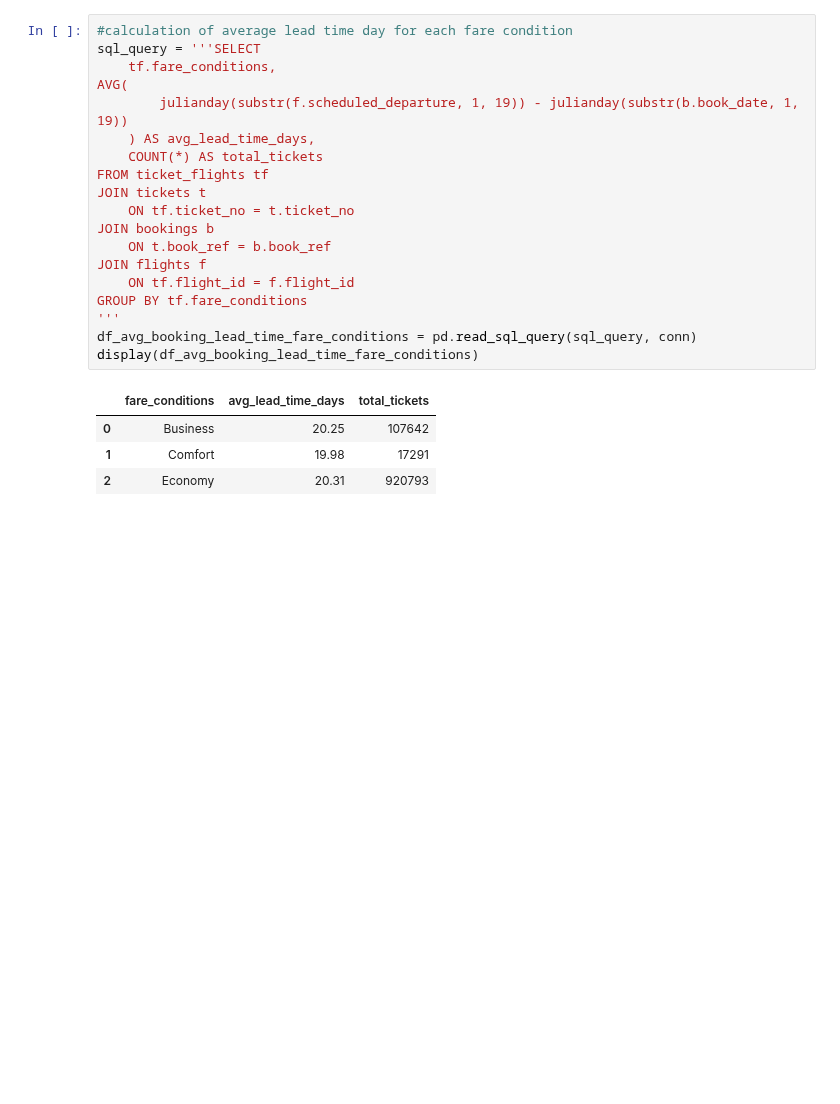
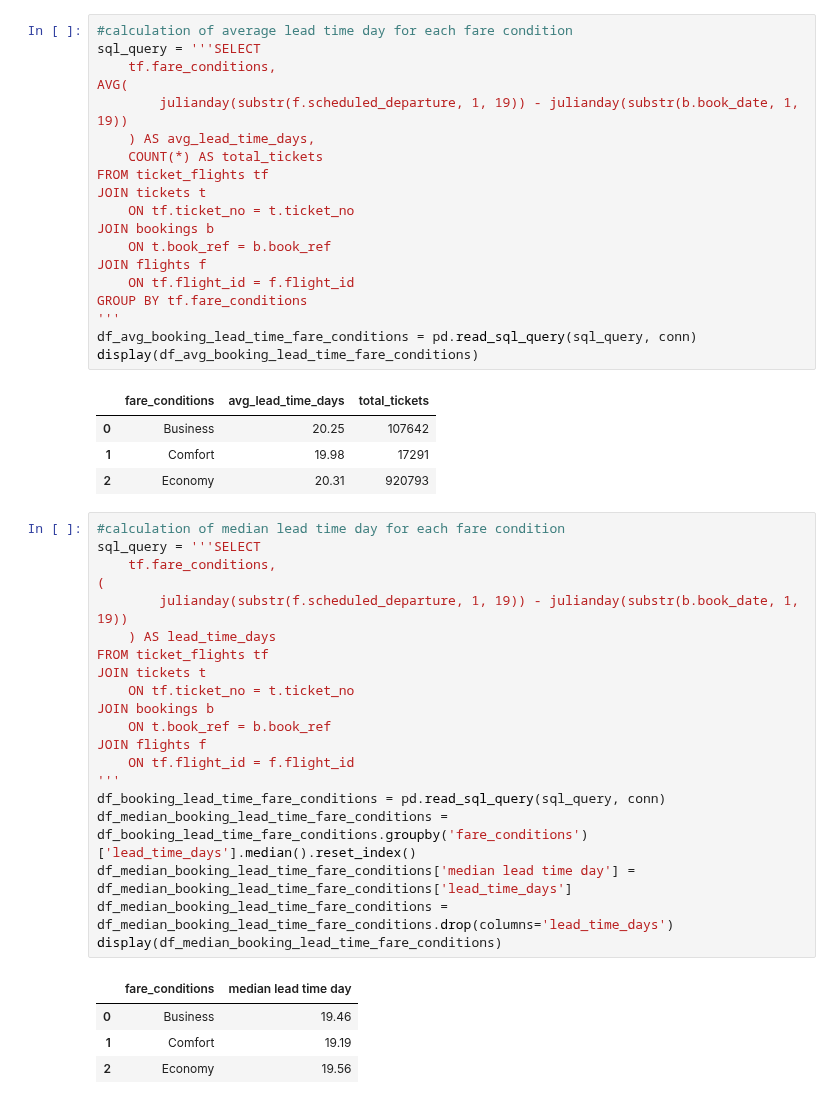
Before and after one commit to YamenNahhas/my-data-project, a Jupyter notebook: notebooks/Airline Data Analysis Using SQL.ipynb, the cells around one changed output. Saved outputs shown, nothing was run; the diff lists cells and outputs as text; blank space fills up the shorter version.

Commit message:
calculation of  lead time day for each fare condition

```diff
--- a/notebooks/Airline Data Analysis Using SQL.ipynb
+++ b/notebooks/Airline Data Analysis Using SQL.ipynb
@@ -555,3 +555,28 @@ display(df_avg_booking_lead_time_fare_conditions)
 | 0 | Business | 20.25 | 107642 |
 | 1 | Comfort | 19.98 | 17291 |
 | 2 | Economy | 20.31 | 920793 |
+# %%
+#calculation of median lead time day for each fare condition
+sql_query = '''SELECT
+    tf.fare_conditions,
+(
+        julianday(substr(f.scheduled_departure, 1, 19)) - julianday(substr(b.book_date, 1, 19))
+    ) AS lead_time_days
+FROM ticket_flights tf
+JOIN tickets t
+    ON tf.ticket_no = t.ticket_no
+JOIN bookings b
+    ON t.book_ref = b.book_ref
+JOIN flights f
+    ON tf.flight_id = f.flight_id
+'''
+df_booking_lead_time_fare_conditions = pd.read_sql_query(sql_query, conn)
+df_median_booking_lead_time_fare_conditions = df_booking_lead_time_fare_conditions.groupby('fare_conditions')['lead_time_days'].median().reset_index()
+df_median_booking_lead_time_fare_conditions['median lead time day'] = df_median_booking_lead_time_fare_conditions['lead_time_days']
+df_median_booking_lead_time_fare_conditions = df_median_booking_lead_time_fare_conditions.drop(columns='lead_time_days')
+display(df_median_booking_lead_time_fare_conditions)
+# %% [output]
+|  | fare_conditions | median lead time day |
+| 0 | Business | 19.46 |
+| 1 | Comfort | 19.19 |
+| 2 | Economy | 19.56 |
```
